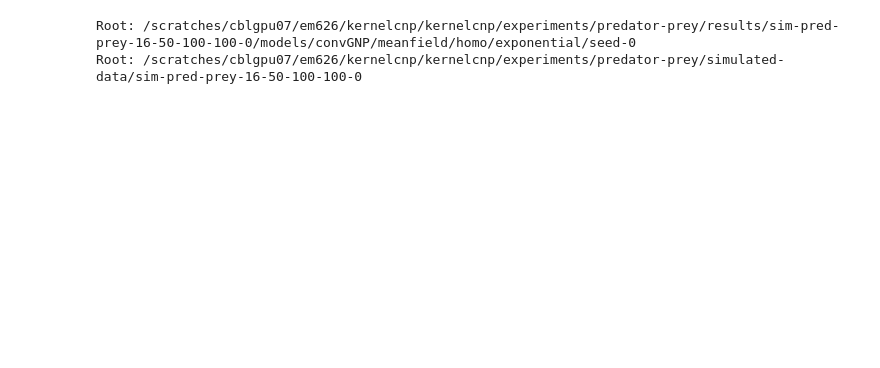
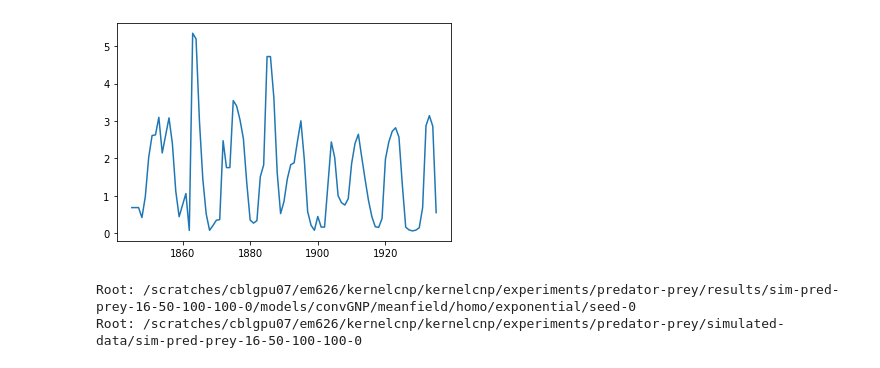
Before and after one commit to requeima/kernelcnp, a Jupyter notebook: notebooks/scratch-train-predprey-Copy1.ipynb, the cells around one changed output. Drawn from its saved outputs; the diff is of its cells as text; code cells hidden in the pictures; blank space fills up the shorter version.

```diff
--- a/notebooks/scratch-train-predprey-Copy1.ipynb
+++ b/notebooks/scratch-train-predprey-Copy1.ipynb
@@ -50,0 +42,10 @@ from cnp.cov import GaussianLayer
+# %%
+year = np.load(f'{root}/data/year.npy')
+hare = np.load(f'{root}/data/hare.npy')
+lynx = np.load(f'{root}/data/lynx.npy')
+
+plt.plot(year, hare / 100 * (7 / 2))
+# plt.plot(year, lynx)
+plt.show()
+# %% [output]
+[figure, added]
```
Also changed, not shown: parts of 8 cells of this notebook, 23 other files.
